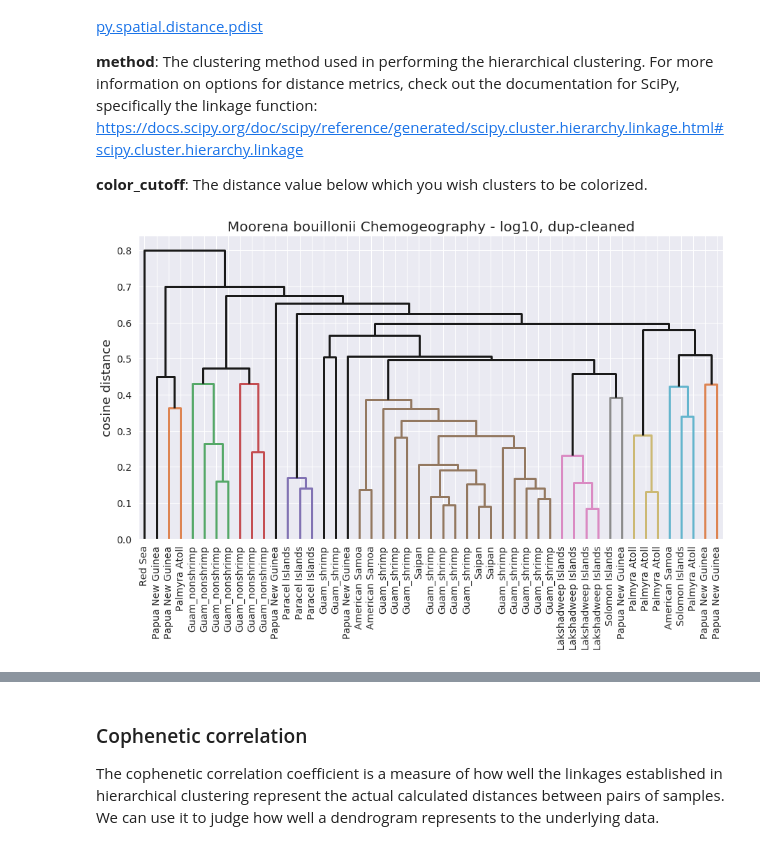
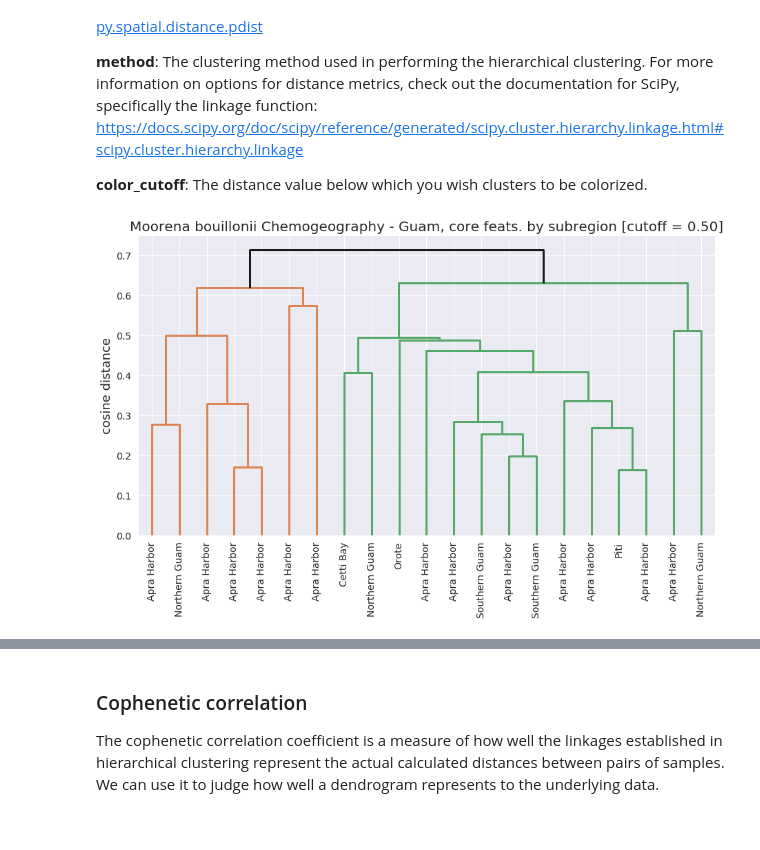
Before and after one commit to c-leber/ORCA, a Jupyter notebook: ORCA.ipynb, the cells around one changed output, grey strips where cells are left out. Saved outputs shown, nothing was run; the diff lists cells and outputs as text; code cells hidden in the pictures.

```diff
--- a/ORCA.ipynb
+++ b/ORCA.ipynb
@@ -744,33 +790,34 @@ Here are the variables that must be set:
 
 **color_cutoff**: The distance value below which you wish clusters to be colorized.
 # %%
-title = 'Moorena bouillonii Chemogeography - log10, dup-cleaned'
-sample_labels = 'ATTRIBUTE_collection_region_GuamShrimp'
+title = 'Moorena bouillonii Chemogeography - Guam, core feats. by subregion [cutoff = 0.50]'
+sample_labels = 'ATTRIBUTE_collection_subregion'
 ref_for_labels = 'filename' #should be the column whose contents exactly match the sample names in df_transformed
 metric = 'cosine'
 method = 'average'
-color_cutoff = 0.45
+color_cutoff = 0.7
+dataframe = cores #usually df_transformed
 
 #######################################################################################################################
 
 dict_labels = pd.Series(md[sample_labels].values, index=md[ref_for_labels]).to_dict()
-samplenames = [dict_labels[n] for n in df_transformed]
+samplenames = [dict_labels[n] for n in dataframe]
 
 #Clustering linkages followed by dendrogram construction
 matplotlib.rcParams['lines.linewidth'] = 3
-hc = linkage(cores.T, method, metric = metric)
+hc = linkage(dataframe.T, method, metric = metric)
 plt.figure(figsize=(15,8))
 plt.title(title, fontsize=20)
 plt.ylabel(metric + ' distance', fontsize=18)
 plt.yticks(fontsize=14)
 dendrogram(
     hc,
     color_threshold=color_cutoff,
     above_threshold_color='k',
     leaf_rotation=90,
     leaf_font_size=14,
     labels = samplenames
 )
 plt.show()
 # %% [output]
-[figure, old version]
+[figure, new version]
```
Also changed, not shown: parts of 36 cells of this notebook.
